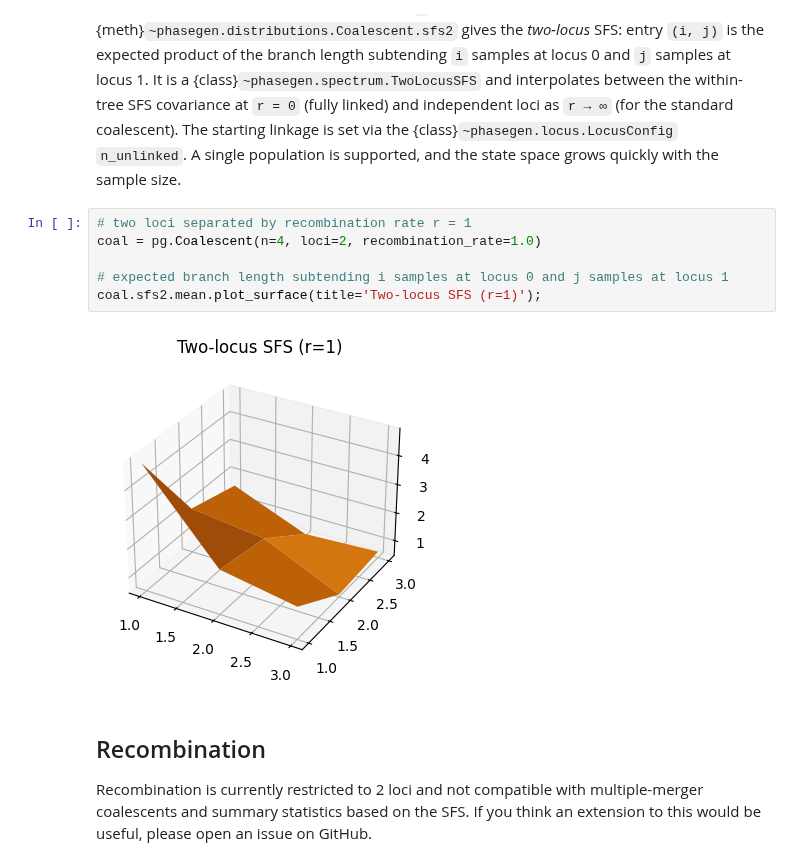
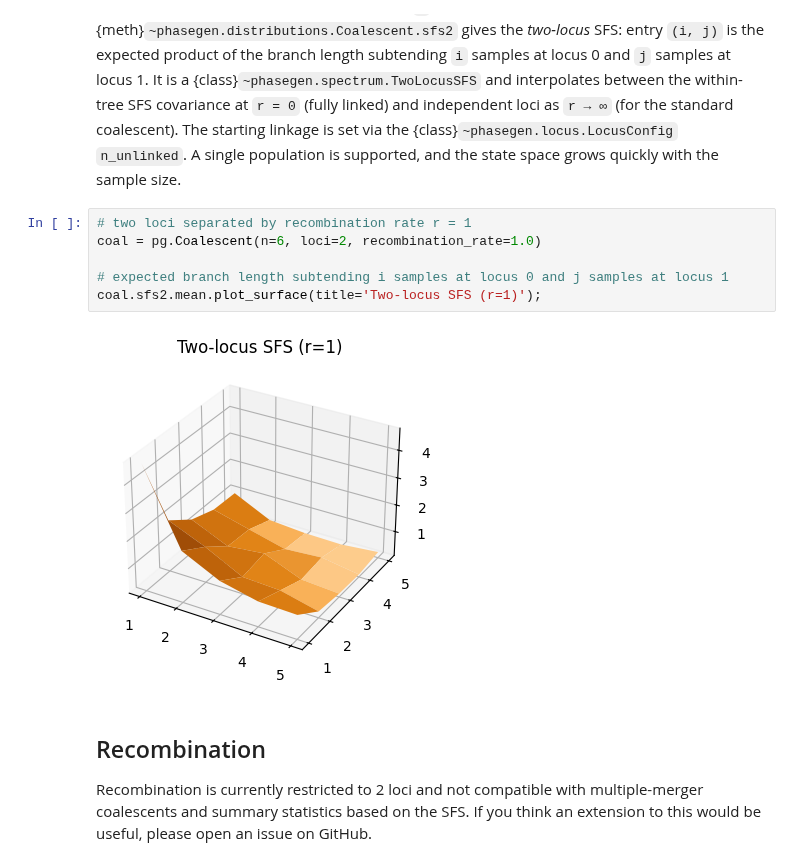
Before and after one commit to Sendrowski/PhaseGen, a Jupyter notebook: docs/reference/Python/coalescent.ipynb, the cells around one changed output. Cells and saved outputs as stored; diff of their text form.

```diff
--- a/docs/reference/Python/coalescent.ipynb
+++ b/docs/reference/Python/coalescent.ipynb
@@ -47,12 +47,12 @@ coal.jsfs.mean.plot_surface(title='Mean joint SFS');
 For two loci separated by recombination rate ``r``, {meth}`~phasegen.distributions.Coalescent.sfs2` gives the *two-locus* SFS: entry ``(i, j)`` is the expected product of the branch length subtending ``i`` samples at locus 0 and ``j`` samples at locus 1. It is a {class}`~phasegen.spectrum.TwoLocusSFS` and interpolates between the within-tree SFS covariance at ``r = 0`` (fully linked) and independent loci as ``r → ∞`` (for the standard coalescent). The starting linkage is set via the {class}`~phasegen.locus.LocusConfig` ``n_unlinked``. A single population is supported, and the state space grows quickly with the sample size.
 # %%
 # two loci separated by recombination rate r = 1
-coal = pg.Coalescent(n=4, loci=2, recombination_rate=1.0)
+coal = pg.Coalescent(n=6, loci=2, recombination_rate=1.0)
 
 # expected branch length subtending i samples at locus 0 and j samples at locus 1
 coal.sfs2.mean.plot_surface(title='Two-locus SFS (r=1)');
 # %% [output]
-[figure, old version]
+[figure, new version]
 # %% [markdown]
 ## Recombination
 Recombination is currently restricted to 2 loci and not compatible with multiple-merger coalescents and summary statistics based on the SFS. If you think an extension to this would be useful, please open an issue on GitHub.
```
Also changed, not shown: parts of 4 cells of this notebook, 4 other files.
